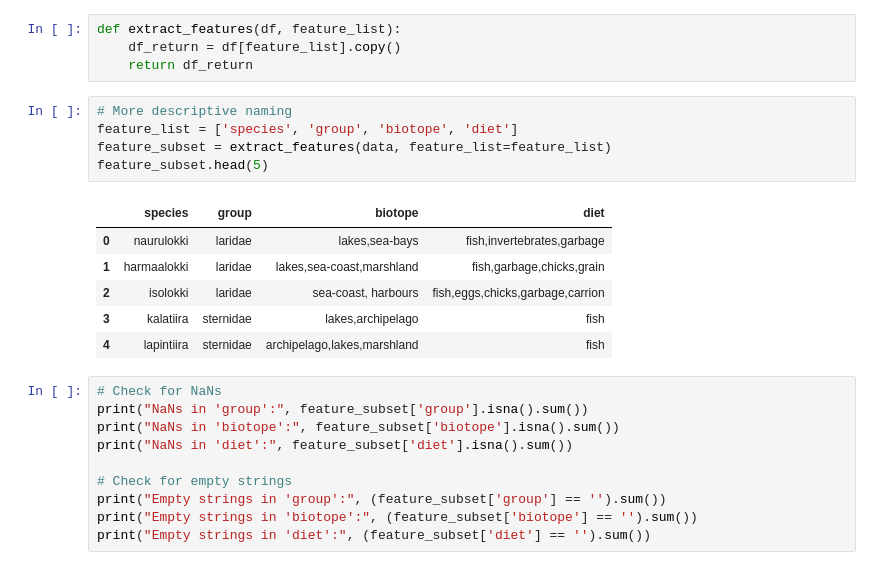
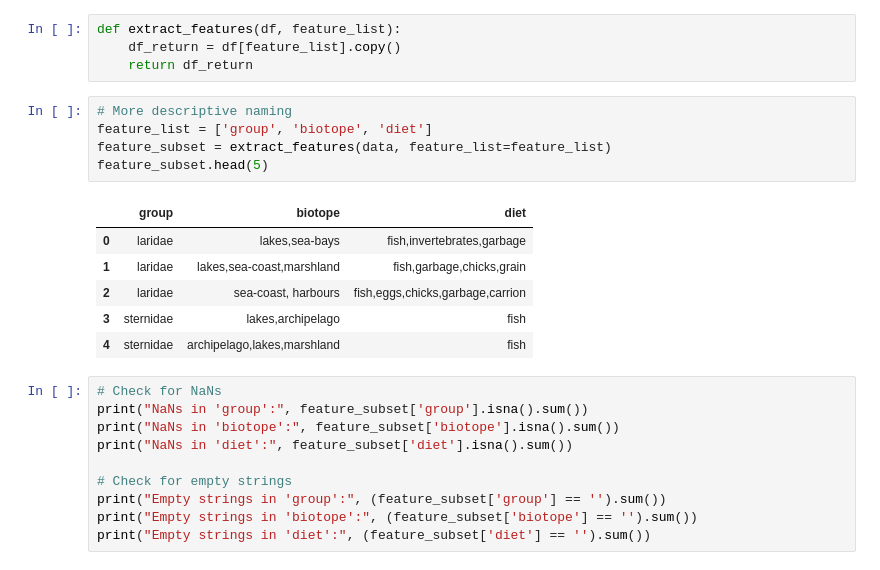
Before and after one commit to ancuongnguyen07/CS-E4650, a Jupyter notebook: hw3/code/solution_hw3.ipynb, the cells around one changed output. Drawn from its saved outputs; the diff is of its cells as text.

```diff
--- a/hw3/code/solution_hw3.ipynb
+++ b/hw3/code/solution_hw3.ipynb
@@ -58,16 +78,16 @@ def extract_features(df, feature_list):
     return df_return
 # %%
 # More descriptive naming
-feature_list = ['species', 'group', 'biotope', 'diet']
+feature_list = ['group', 'biotope', 'diet']
 feature_subset = extract_features(data, feature_list=feature_list)
 feature_subset.head(5)
 # %% [output]
-|  | species | group | biotope | diet |
-| 0 | naurulokki | laridae | lakes,sea-bays | fish,invertebrates,garbage |
-| 1 | harmaalokki | laridae | lakes,sea-coast,marshland | fish,garbage,chicks,grain |
-| 2 | isolokki | laridae | sea-coast, harbours | fish,eggs,chicks,garbage,carrion |
-| 3 | kalatiira | sternidae | lakes,archipelago | fish |
-| 4 | lapintiira | sternidae | archipelago,lakes,marshland | fish |
+|  | group | biotope | diet |
+| 0 | laridae | lakes,sea-bays | fish,invertebrates,garbage |
+| 1 | laridae | lakes,sea-coast,marshland | fish,garbage,chicks,grain |
+| 2 | laridae | sea-coast, harbours | fish,eggs,chicks,garbage,carrion |
+| 3 | sternidae | lakes,archipelago | fish |
+| 4 | sternidae | archipelago,lakes,marshland | fish |
 # %%
 # Check for NaNs
 print("NaNs in 'group':", feature_subset['group'].isna().sum())
```
Also changed, not shown: parts of 21 cells of this notebook.
